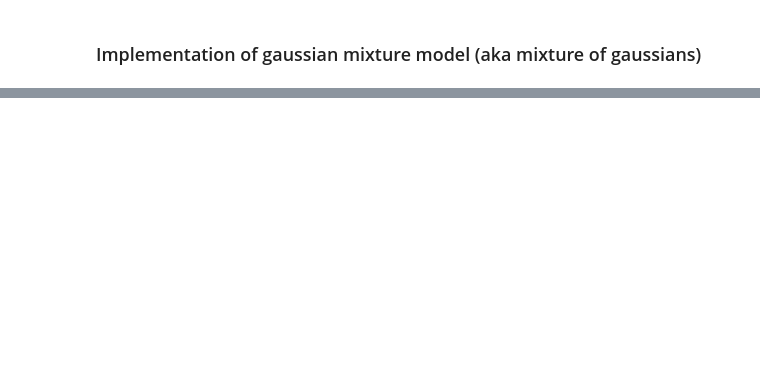
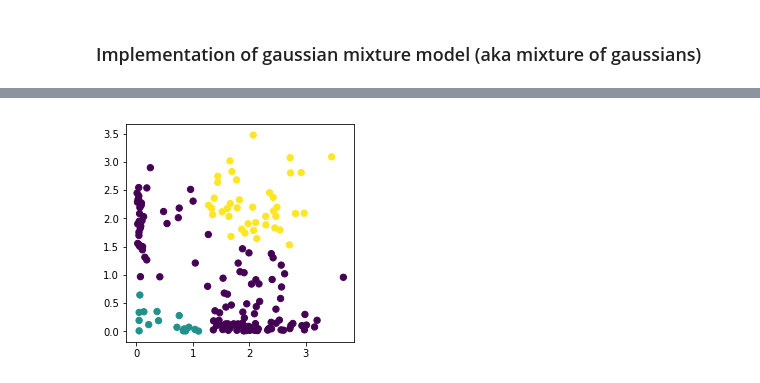
Before and after one commit to synapticlee/juliebox, a Jupyter notebook: gmm_implement.ipynb, the cells around one changed output, grey strips where cells are left out. Cells and saved outputs as stored; diff of their text form; code cells hidden in the pictures; blank space fills up the shorter version.

```diff
--- a/gmm_implement.ipynb
+++ b/gmm_implement.ipynb
@@ -8,2 +8,0 @@ from scipy.stats import multivariate_normal as mvn
-# %%
-NClust = 4;
@@ -12,0 +9,5 @@ X = np.load(dataFname)
+# %%
+if False:
+    NClust = int(input("How many clusters do you want to fit? "));
+else:
+    NClust = 3
@@ -102,6 +117,27 @@ def predict(X,mu,pi,cov,NClust):
         labels [:,cl] = pi[cl] * mvn.pdf(X, mu[cl,:], cov[cl])
     labels  = labels .argmax(1)
     return labels
+# %%
+from matplotlib import animation
+plt.rcParams['animation.ffmpeg_path'] = 'C:\FFmpeg\bin\ffmpeg.exe'
+def animate(itr):
+    if itr == 0:
+        mu,cov,pi = initParams(X,NClust)
+    gamma = eStep(X,mu,cov,pi,NClust)
+    #plt.figure(figsize=(30,2))
+    #heatmap(gamma.T)
+    #plt.show()
+    pi, mu, cov = mStep(X,gamma,NClust)
+
+    labels = predict(X,mu,pi,cov,NClust)
+    ax1.clear()
+    ax1.scatter(X[:, 0], X[:, 1], c=labels, label=labels, s=40, cmap='viridis');
+    ax1.set_aspect('equal')
+fig = plt.figure()
+ax1 = fig.add_subplot(1,1,1)
+anim = animation.FuncAnimation(fig, animate, frames=1)
+# %% [output]
+[figure, added]
 # %%
 mu,cov,pi = initParams(X,NClust)
 pi,mu,cov = fit(X,mu,pi,cov,NClust,100)
```
Also changed, not shown: parts of 8 cells of this notebook, 1 other file.
